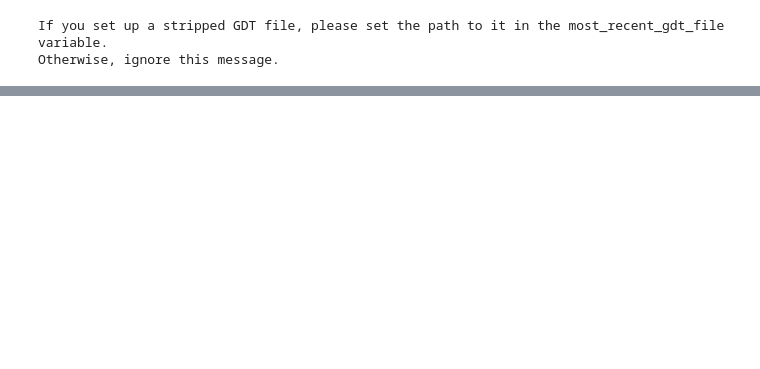
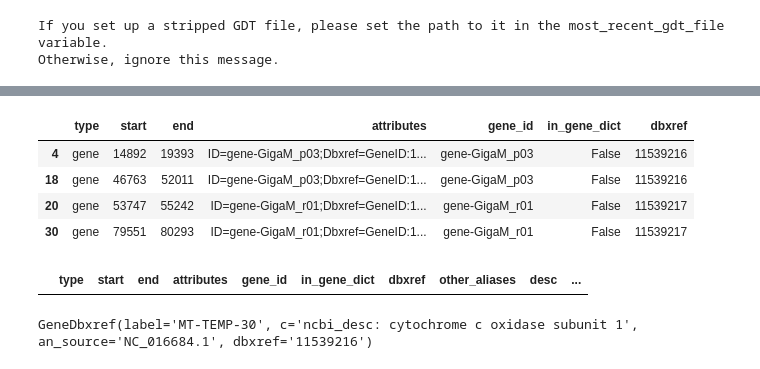
Before and after one commit to brenodupin/gdt, a Jupyter notebook: notebooks/AN_missing_gene_dict.ipynb, the cells around one changed output, grey strips where cells are left out. Drawn from its saved outputs; the diff is of its cells as text; code cells hidden in the pictures; blank space fills up the shorter version.

```diff
--- a/notebooks/AN_missing_gene_dict.ipynb
+++ b/notebooks/AN_missing_gene_dict.ipynb
@@ -218,0 +231,16 @@ if gene_dict:
+# %%
+df_missing_OG[df_missing_OG['dbxref'].isin(['11539217', '11539216'])]
+# %% [output]
+|  | type | start | end | attributes | gene_id | in_gene_dict | dbxref |
+| 4 | gene | 14892 | 19393 | ID=gene-GigaM_p03;Dbxref=GeneID:1... | gene-GigaM_p03 | False | 11539216 |
+| 18 | gene | 46763 | 52011 | ID=gene-GigaM_p03;Dbxref=GeneID:1... | gene-GigaM_p03 | False | 11539216 |
+| 20 | gene | 53747 | 55242 | ID=gene-GigaM_r01;Dbxref=GeneID:1... | gene-GigaM_r01 | False | 11539217 |
+| 30 | gene | 79551 | 80293 | ID=gene-GigaM_r01;Dbxref=GeneID:1... | gene-GigaM_r01 | False | 11539217 |
+# %%
+df_missing[df_missing['dbxref'].isin(['11539217', '11539216'])]
+# %% [output]
+|  | type | start | end | attributes | gene_id | in_gene_dict | dbxref | other_aliases | desc | ... |
+# %%
+temp_gene_dict['gene-GigaM_p03']
+# %% [output]
+GeneDbxref(label='MT-TEMP-30', c='ncbi_desc: cytochrome c oxidase subunit 1', an_source='NC_016684.1', dbxref='11539216')
```
Also changed, not shown: parts of 7 cells of this notebook, 2 other files.
